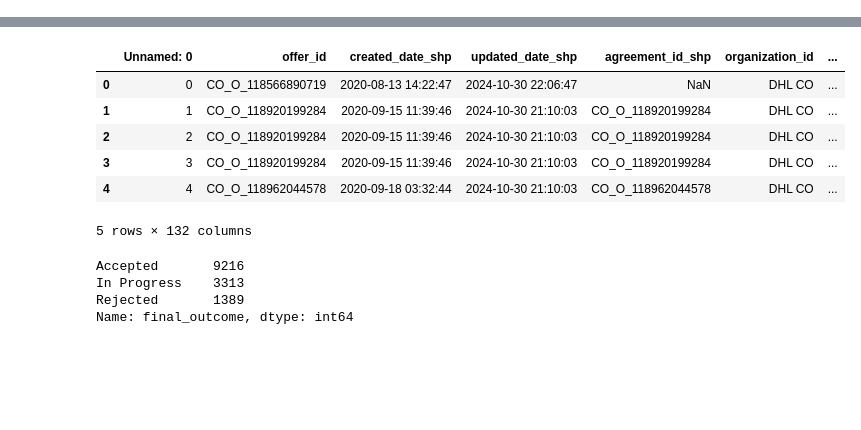
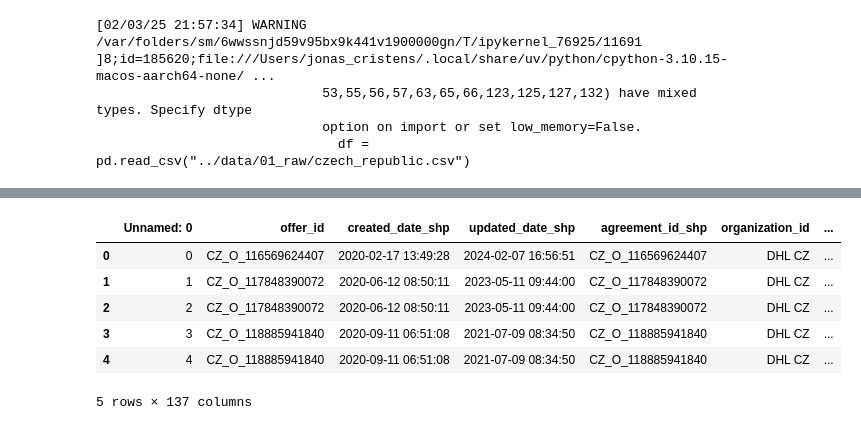
Before and after one commit to jonascristens/regression_pipeline, a Jupyter notebook: notebooks/01_check_data.ipynb, the cells around one changed output, grey strips where cells are left out. Drawn from its saved outputs; the diff is of its cells as text; code cells hidden in the pictures; blank space fills up the shorter version.

```diff
--- a/notebooks/01_check_data.ipynb
+++ b/notebooks/01_check_data.ipynb
@@ -1,6 +1,10 @@
 # %%
 import pandas as pd
 # %%
-df = pd.read_csv("../data/01_raw/Colombia.csv")
+df = pd.read_csv("../data/01_raw/czech_republic.csv")
 df.head()
 # %% [output]
+[02/03/25 21:57:34] WARNING  /var/folders/sm/6wwssnjd59v95bx9k441v1900000gn/T/ipykernel_76925/11691 ]8;id=185620;file:///Users/jonas_cristens/.local/share/uv/python/cpython-3.10.15-macos-aarch64-none/ ...
+                             53,55,56,57,63,65,66,123,125,127,132) have mixed types. Specify dtype
+                             option on import or set low_memory=False.
+                               df = pd.read_csv("../data/01_raw/czech_republic.csv")
@@ -7,14 +12,7 @@ df.head()
 |  | Unnamed: 0 | offer_id | created_date_shp | updated_date_shp | agreement_id_shp | organization_id | ... |
-| 0 | 0 | CO_O_118566890719 | 2020-08-13 14:22:47 | 2024-10-30 22:06:47 | NaN | DHL CO | ... |
-| 1 | 1 | CO_O_118920199284 | 2020-09-15 11:39:46 | 2024-10-30 21:10:03 | CO_O_118920199284 | DHL CO | ... |
-| 2 | 2 | CO_O_118920199284 | 2020-09-15 11:39:46 | 2024-10-30 21:10:03 | CO_O_118920199284 | DHL CO | ... |
-| 3 | 3 | CO_O_118920199284 | 2020-09-15 11:39:46 | 2024-10-30 21:10:03 | CO_O_118920199284 | DHL CO | ... |
-| 4 | 4 | CO_O_118962044578 | 2020-09-18 03:32:44 | 2024-10-30 21:10:03 | CO_O_118962044578 | DHL CO | ... |
+| 0 | 0 | CZ_O_116569624407 | 2020-02-17 13:49:28 | 2024-02-07 16:56:51 | CZ_O_116569624407 | DHL CZ | ... |
+| 1 | 1 | CZ_O_117848390072 | 2020-06-12 08:50:11 | 2023-05-11 09:44:00 | CZ_O_117848390072 | DHL CZ | ... |
+| 2 | 2 | CZ_O_117848390072 | 2020-06-12 08:50:11 | 2023-05-11 09:44:00 | CZ_O_117848390072 | DHL CZ | ... |
+| 3 | 3 | CZ_O_118885941840 | 2020-09-11 06:51:08 | 2021-07-09 08:34:50 | CZ_O_118885941840 | DHL CZ | ... |
+| 4 | 4 | CZ_O_118885941840 | 2020-09-11 06:51:08 | 2021-07-09 08:34:50 | CZ_O_118885941840 | DHL CZ | ... |
-5 rows × 132 columns
+5 rows × 137 columns
-# %%
-df["final_outcome"].value_counts()
-# %% [output]
-Accepted       9216
-In Progress    3313
-Rejected       1389
-Name: final_outcome, dtype: int64
```
Also changed, not shown: parts of 9 cells of this notebook, 26 other files.
